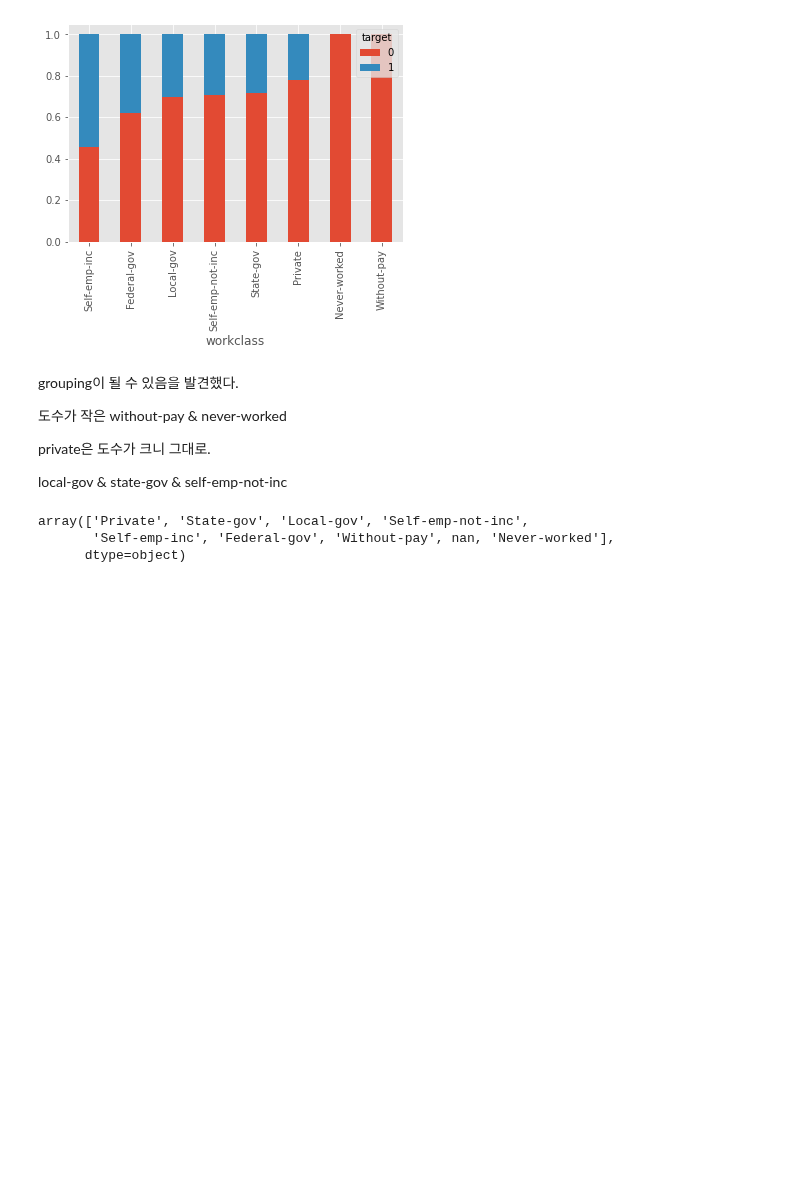
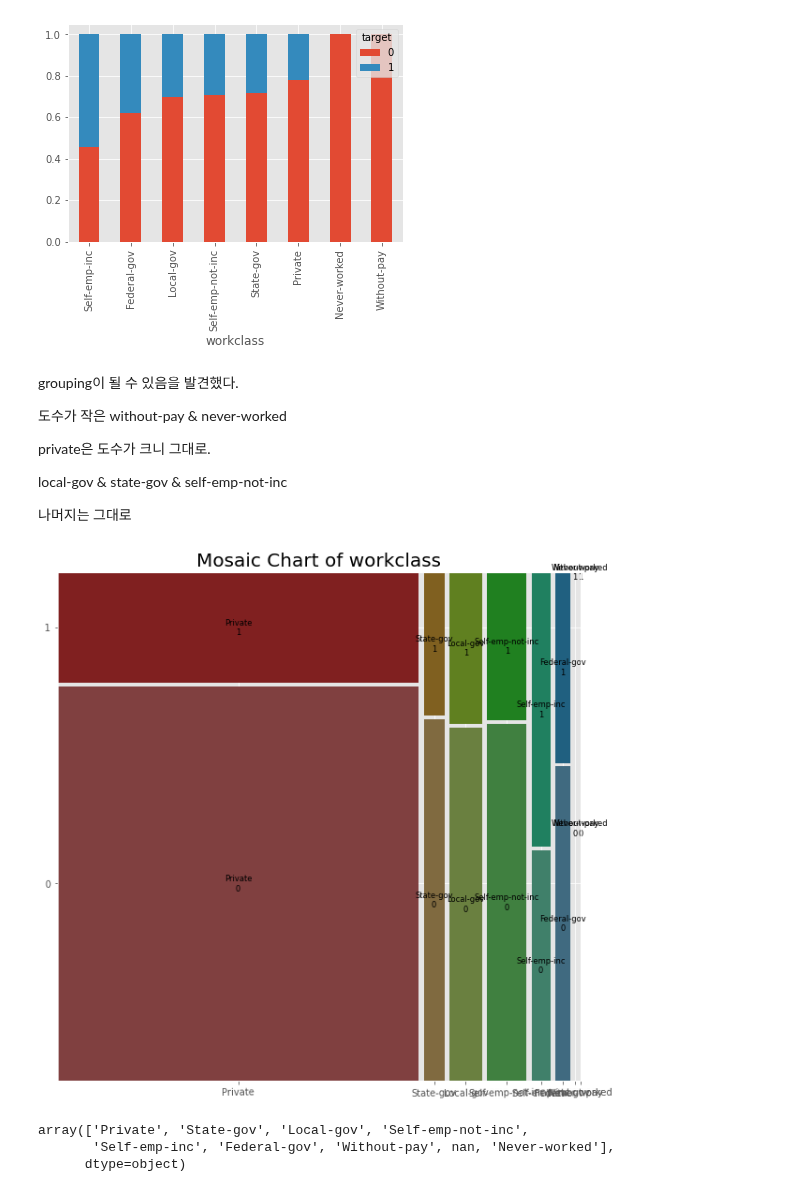
Before and after one commit to bub3690/dacon_study, a Jupyter notebook: income_prediction/EDA.ipynb, the cells around one changed output. Cells and saved outputs as stored; diff of their text form; code cells hidden in the pictures; blank space fills up the shorter version.

```diff
--- a/income_prediction/EDA.ipynb
+++ b/income_prediction/EDA.ipynb
@@ -390,6 +390,22 @@ grouping이 될 수 있음을 발견했다.
 private은 도수가 크니 그대로.
 
 local-gov & state-gov & self-emp-not-inc
+
+나머지는 그대로
+# %%
+
+from statsmodels.graphics.mosaicplot import mosaic
+
+plt.rcParams["figure.figsize"]=(10,10)
+
+mosaic(train, ['workclass', 'target'],gap=0.01,label_rotation=True)
+
+
+plt.title('Mosaic Chart of workclass', fontsize=20)
+
+plt.show()
+# %% [output]
+[figure, added]
 # %%
 train['workclass'].unique()
 # %% [output]
```
Also changed, not shown: parts of 22 cells of this notebook, 3 other files.
